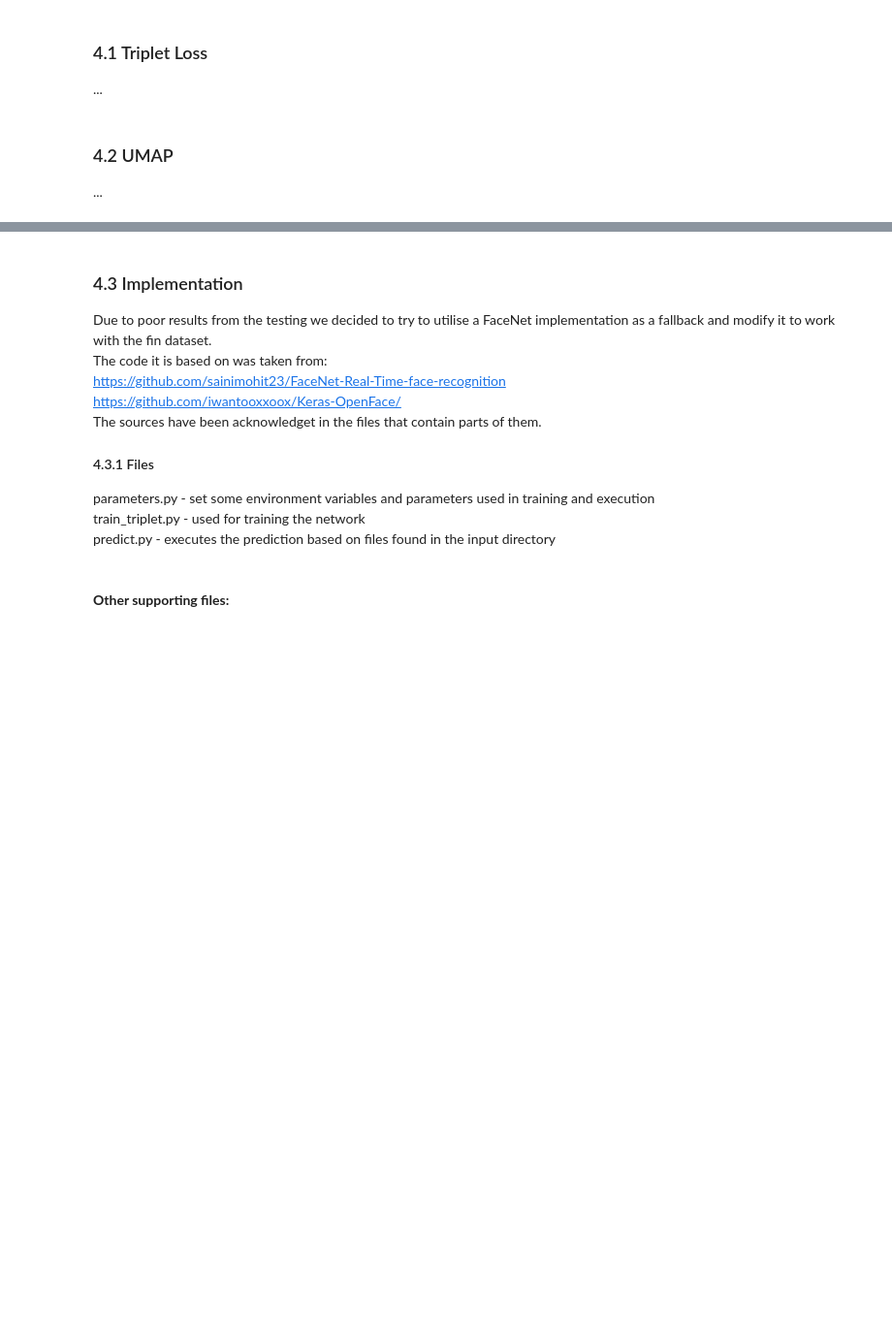
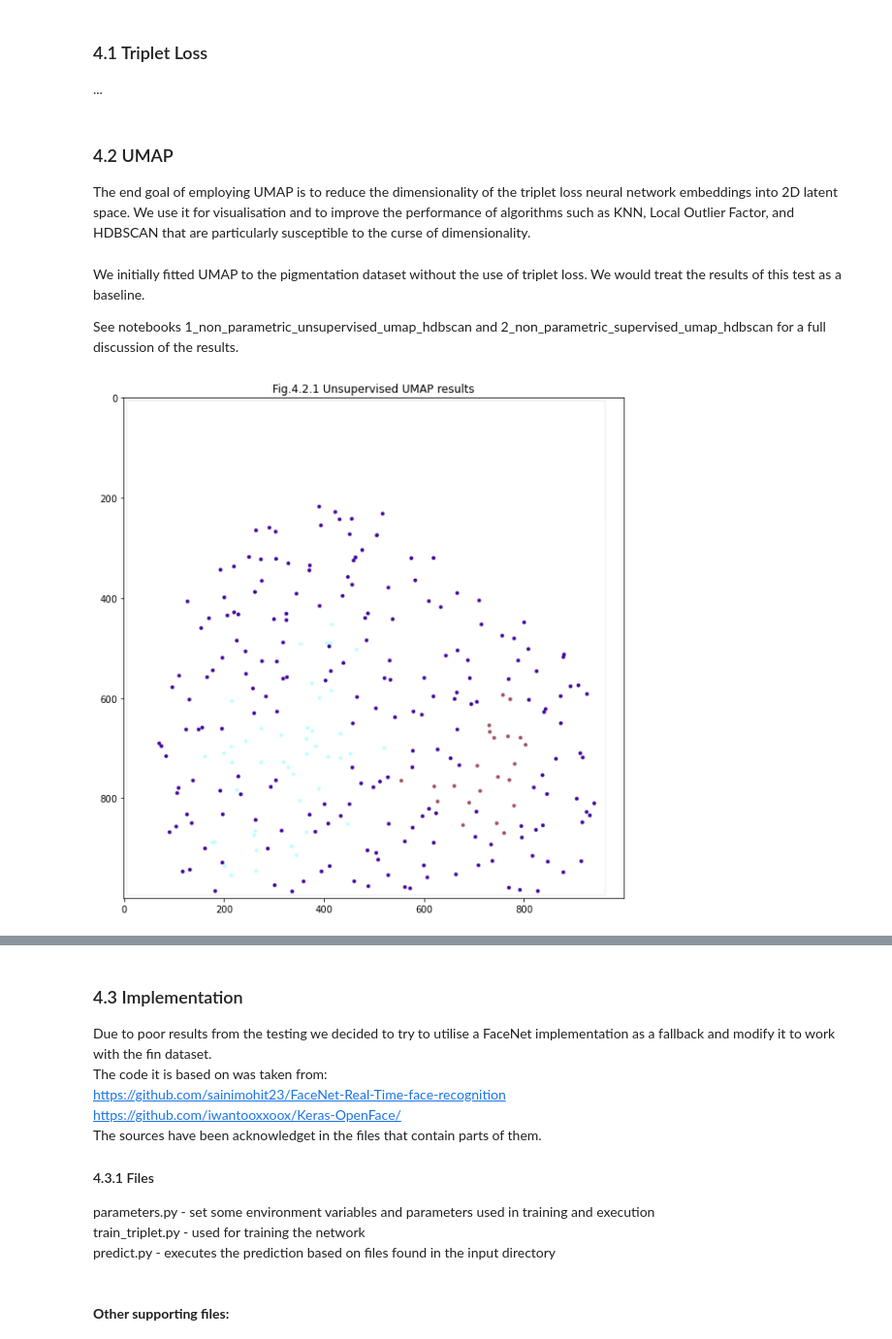
Before and after one commit to JBris/dolphin_segmentation, a Jupyter notebook: notebooks/0_ASS4_Intro_and_Pre-Processing.ipynb, the cells around one changed output, grey strips where cells are left out. Shown at 97% size. Saved outputs shown, nothing was run; the diff lists cells and outputs as text; code cells hidden in the pictures; blank space fills up the shorter version.

Commit message:
Adding web app section. Some work on intro, abstract, and UMAP

```diff
--- a/notebooks/0_ASS4_Intro_and_Pre-Processing.ipynb
+++ b/notebooks/0_ASS4_Intro_and_Pre-Processing.ipynb
@@ -417,4 +421,14 @@ plt.imshow(cv2.cvtColor(img, cv2.COLOR_BGR2RGB)); plt.title("Fig.3.8 Enhanced by
 ...
 # %% [markdown]
 ### 4.2 UMAP
-...
+
+The end goal of employing UMAP is to reduce the dimensionality of the triplet loss neural network embeddings into 2D latent space. We use it for visualisation and to improve the performance of algorithms such as KNN, Local Outlier Factor, and HDBSCAN that are particularly susceptible to the curse of dimensionality.
+# %% [markdown]
+We initially fitted UMAP to the pigmentation dataset without the use of triplet loss. We would treat the results of this test as a baseline.
+
+See notebooks 1_non_parametric_unsupervised_umap_hdbscan and 2_non_parametric_supervised_umap_hdbscan for a full discussion of the results.
+# %%
+plt.figure(figsize=(16,10))
+plt.imshow(cv2.imread('images/unsupervised_umap.png')); plt.title("Fig.4.2.1 Unsupervised UMAP results");
+# %% [output]
+[figure, added]
```
Also changed, not shown: parts of 31 cells of this notebook, 15 other files.
